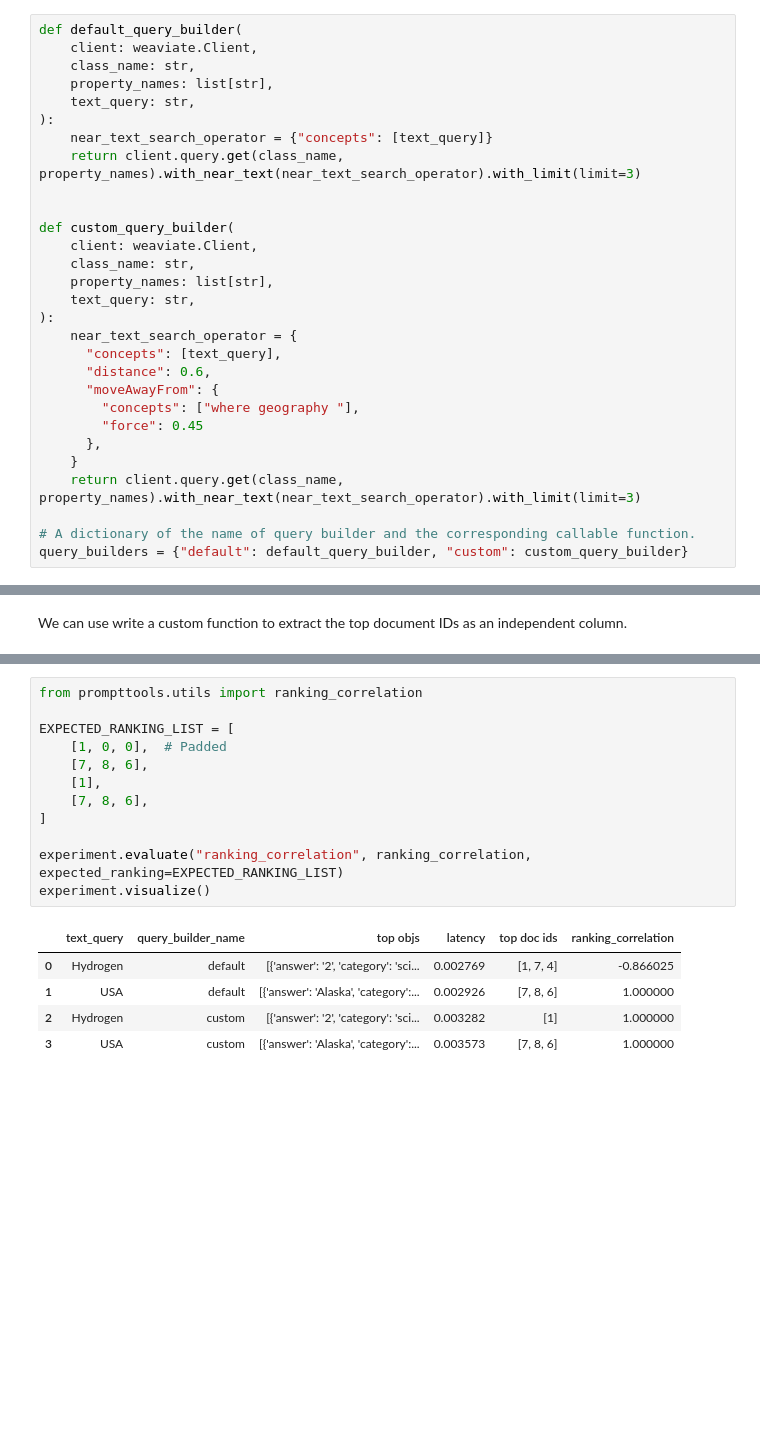
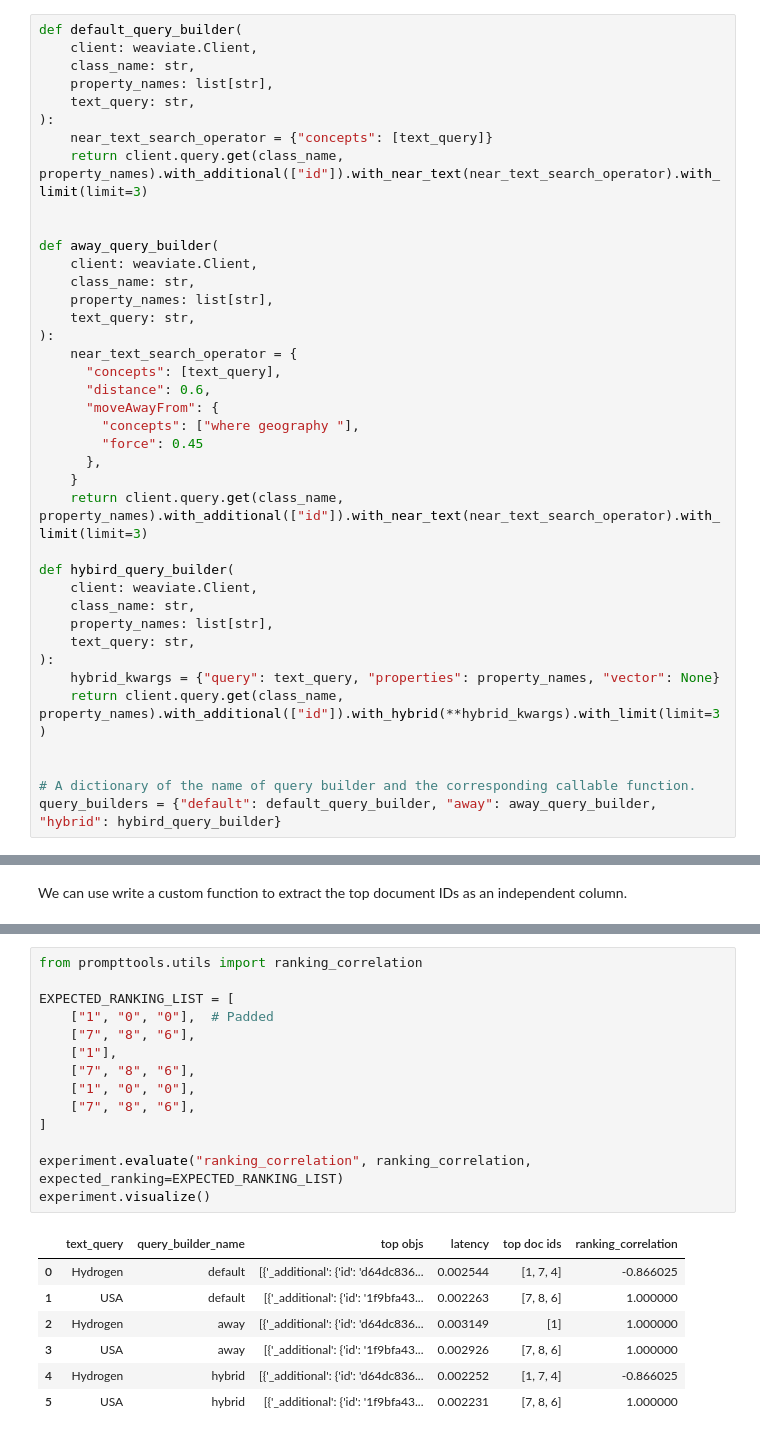
Before and after one commit to hegelai/prompttools, a Jupyter notebook: examples/notebooks/vectordb_experiments/WeaviateExperiment.ipynb, the cells around one changed output, grey strips where cells are left out. Drawn from its saved outputs; the diff is of its cells as text; blank space fills up the shorter version.

Commit message:
Adding hybrid search to Weaviate

```diff
--- a/examples/notebooks/vectordb_experiments/WeaviateExperiment.ipynb
+++ b/examples/notebooks/vectordb_experiments/WeaviateExperiment.ipynb
@@ -100,10 +107,10 @@ def default_query_builder(
     text_query: str,
 ):
     near_text_search_operator = {"concepts": [text_query]}
-    return client.query.get(class_name, property_names).with_near_text(near_text_search_operator).with_limit(limit=3)
+    return client.query.get(class_name, property_names).with_additional(["id"]).with_near_text(near_text_search_operator).with_limit(limit=3)
 
 
-def custom_query_builder(
+def away_query_builder(
     client: weaviate.Client,
     class_name: str,
     property_names: list[str],
@@ -117,10 +124,20 @@ def custom_query_builder(
         "force": 0.45
       },
     }
-    return client.query.get(class_name, property_names).with_near_text(near_text_search_operator).with_limit(limit=3)
+    return client.query.get(class_name, property_names).with_additional(["id"]).with_near_text(near_text_search_operator).with_limit(limit=3)
+
+def hybird_query_builder(
+    client: weaviate.Client,
+    class_name: str,
+    property_names: list[str],
+    text_query: str,
+):
+    hybrid_kwargs = {"query": text_query, "properties": property_names, "vector": None}
+    return client.query.get(class_name, property_names).with_additional(["id"]).with_hybrid(**hybrid_kwargs).with_limit(limit=3)
+
 
 # A dictionary of the name of query builder and the corresponding callable function.
-query_builders = {"default": default_query_builder, "custom": custom_query_builder}
+query_builders = {"default": default_query_builder, "away": away_query_builder, "hybrid": hybird_query_builder}
 # %% [markdown]
 We will define our queries and run the experiment!
 # %%
@@ -270,18 +293,22 @@ Then, we can compute the ranking correlation.
 # %%
 from prompttools.utils import ranking_correlation
 
 EXPECTED_RANKING_LIST = [
-    [1, 0, 0],  # Padded
-    [7, 8, 6],
-    [1],
-    [7, 8, 6],
+    ["1", "0", "0"],  # Padded
+    ["7", "8", "6"],
+    ["1"],
+    ["7", "8", "6"],
+    ["1", "0", "0"],
+    ["7", "8", "6"],
 ]
 
 experiment.evaluate("ranking_correlation", ranking_correlation, expected_ranking=EXPECTED_RANKING_LIST)
 experiment.visualize()
 # %% [output]
 |  | text_query | query_builder_name | top objs | latency | top doc ids | ranking_correlation |
-| 0 | Hydrogen | default | [{'answer': '2', 'category': 'sci... | 0.002769 | [1, 7, 4] | -0.866025 |
-| 1 | USA | default | [{'answer': 'Alaska', 'category':... | 0.002926 | [7, 8, 6] | 1.000000 |
-| 2 | Hydrogen | custom | [{'answer': '2', 'category': 'sci... | 0.003282 | [1] | 1.000000 |
-| 3 | USA | custom | [{'answer': 'Alaska', 'category':... | 0.003573 | [7, 8, 6] | 1.000000 |
+| 0 | Hydrogen | default | [{'_additional': {'id': 'd64dc836... | 0.002544 | [1, 7, 4] | -0.866025 |
+| 1 | USA | default | [{'_additional': {'id': '1f9bfa43... | 0.002263 | [7, 8, 6] | 1.000000 |
+| 2 | Hydrogen | away | [{'_additional': {'id': 'd64dc836... | 0.003149 | [1] | 1.000000 |
+| 3 | USA | away | [{'_additional': {'id': '1f9bfa43... | 0.002926 | [7, 8, 6] | 1.000000 |
+| 4 | Hydrogen | hybrid | [{'_additional': {'id': 'd64dc836... | 0.002252 | [1, 7, 4] | -0.866025 |
+| 5 | USA | hybrid | [{'_additional': {'id': '1f9bfa43... | 0.002231 | [7, 8, 6] | 1.000000 |
```
Also changed, not shown: parts of 8 cells of this notebook.
